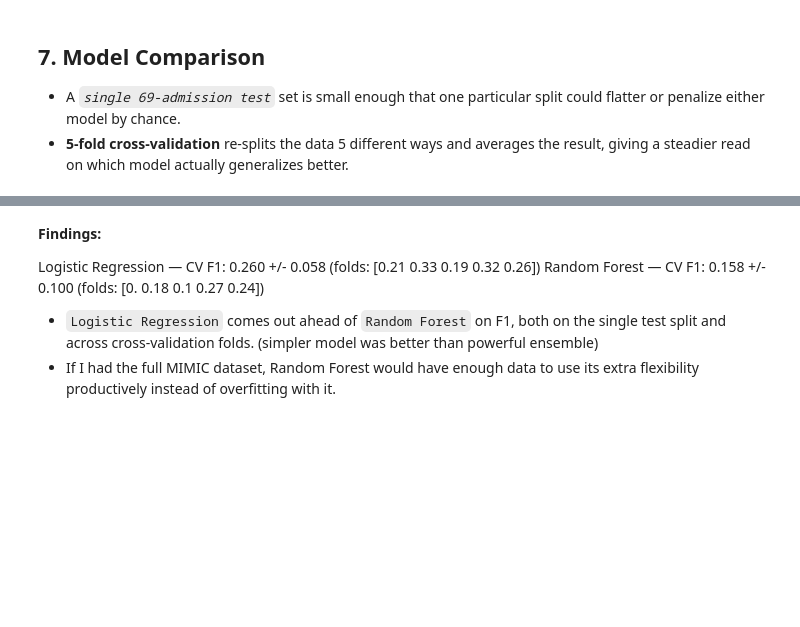
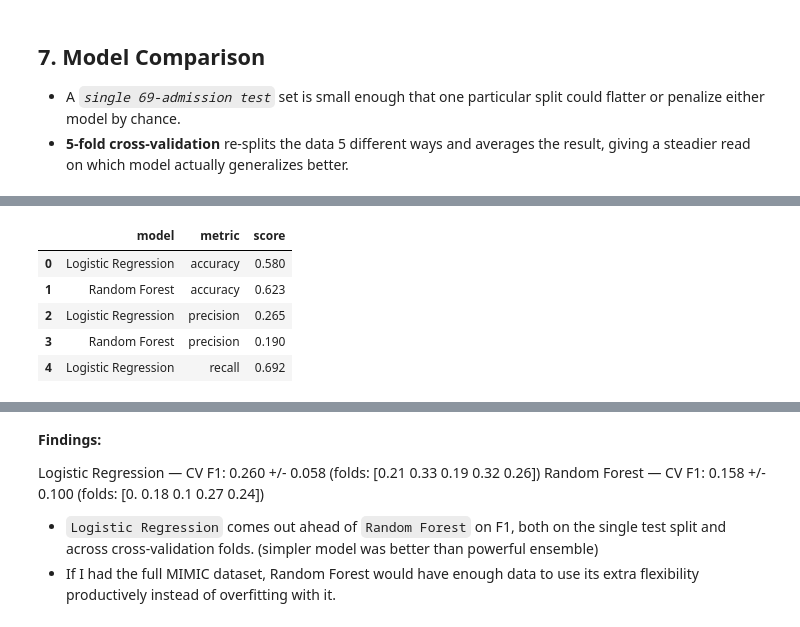
Before and after one commit to nadiyashahaibi-DA/Healthcare_Risk_Platform, a Jupyter notebook: Notebook/05_machine_learning.ipynb, the cells around one changed output, grey strips where cells are left out. Saved outputs shown, nothing was run; the diff lists cells and outputs as text; code cells hidden in the pictures; blank space fills up the shorter version.

```diff
--- a/Notebook/05_machine_learning.ipynb
+++ b/Notebook/05_machine_learning.ipynb
@@ -241,0 +242,19 @@ Random Forest        — CV F1: 0.153 +/- 0.095   (folds: [0.   0.21 0.08 0.23 0
+# %%
+model_long = (
+    results_df
+    .reset_index()
+    .melt(
+        id_vars="model",
+        var_name="metric",
+        value_name="score"
+    )
+)
+
+model_long.head()
+# %% [output]
+|  | model | metric | score |
+| 0 | Logistic Regression | accuracy | 0.580 |
+| 1 | Random Forest | accuracy | 0.623 |
+| 2 | Logistic Regression | precision | 0.265 |
+| 3 | Random Forest | precision | 0.190 |
+| 4 | Logistic Regression | recall | 0.692 |
```
Also changed, not shown: parts of 9 cells of this notebook, 24 other files.
